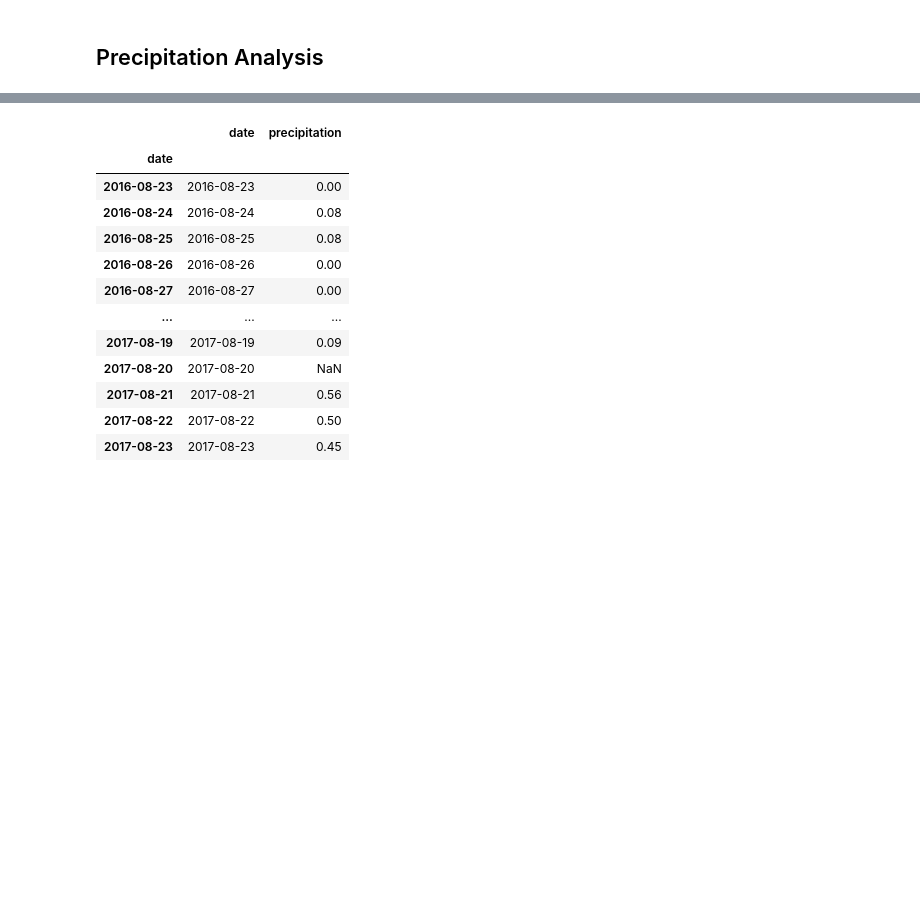
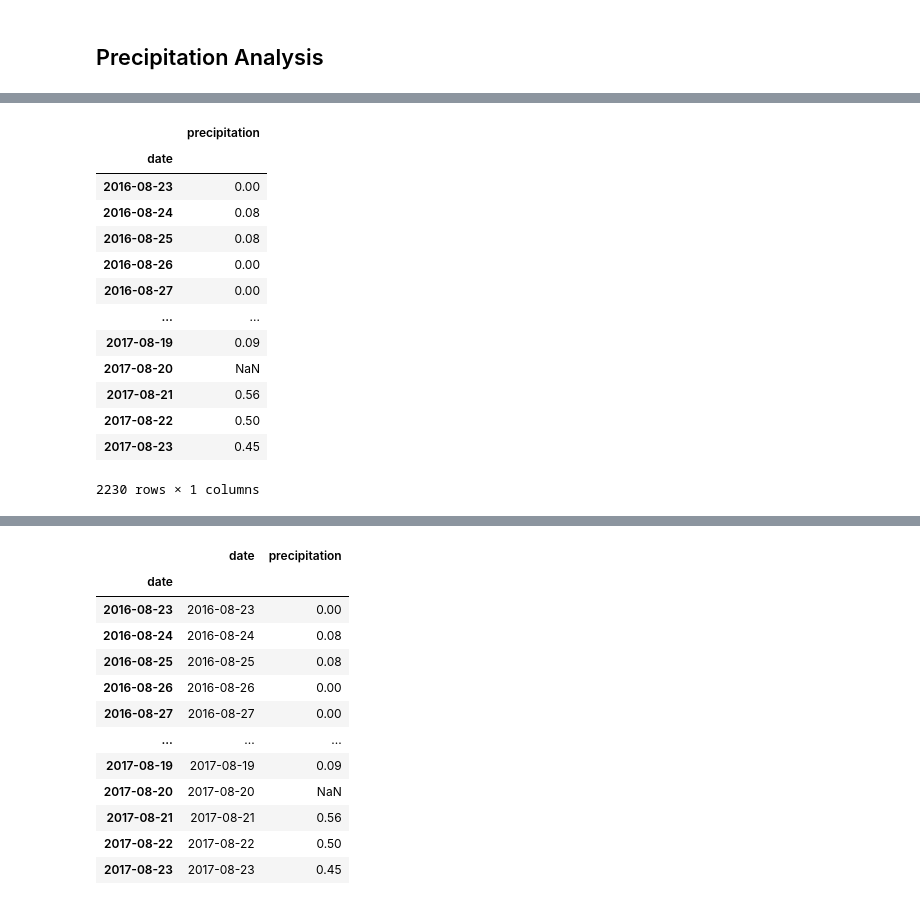
Before and after one commit to Emily-Keymon/Climate-Analysis, a Jupyter notebook: climate_analysis.ipynb, the cells around one changed output, grey strips where cells are left out. Cells and saved outputs as stored; diff of their text form; code cells hidden in the pictures; blank space fills up the shorter version.

```diff
--- a/climate_analysis.ipynb
+++ b/climate_analysis.ipynb
@@ -60,5 +61,5 @@ session.query(Measurement.date).order_by(Measurement.date.desc()).first()
 # %%
 # Calculate the date one year from the last date in data set. (2017-08-23)
-prev_year = dt.date(2017, 8, 23) - dt.timedelta(days = 365)
-prev_year
+previous_year = dt.date(2017, 8, 23) - dt.timedelta(days = 365)
+print (f"One year from the last date in the data set is {previous_year}.")
 # %% [output]
@@ -87,0 +84,19 @@ results
+# %%
+# Drop extra date column
+df.drop("date", axis = 1, inplace=True)
+df
+# %% [output]
+|  | precipitation |
+| date |  |
+| 2016-08-23 | 0.00 |
+| 2016-08-24 | 0.08 |
+| 2016-08-25 | 0.08 |
+| 2016-08-26 | 0.00 |
+| 2016-08-27 | 0.00 |
+| ... | ... |
+| 2017-08-19 | 0.09 |
+| 2017-08-20 | NaN |
+| 2017-08-21 | 0.56 |
+| 2017-08-22 | 0.50 |
+| 2017-08-23 | 0.45 |
+2230 rows × 1 columns
```
Also changed, not shown: parts of 15 cells of this notebook.
